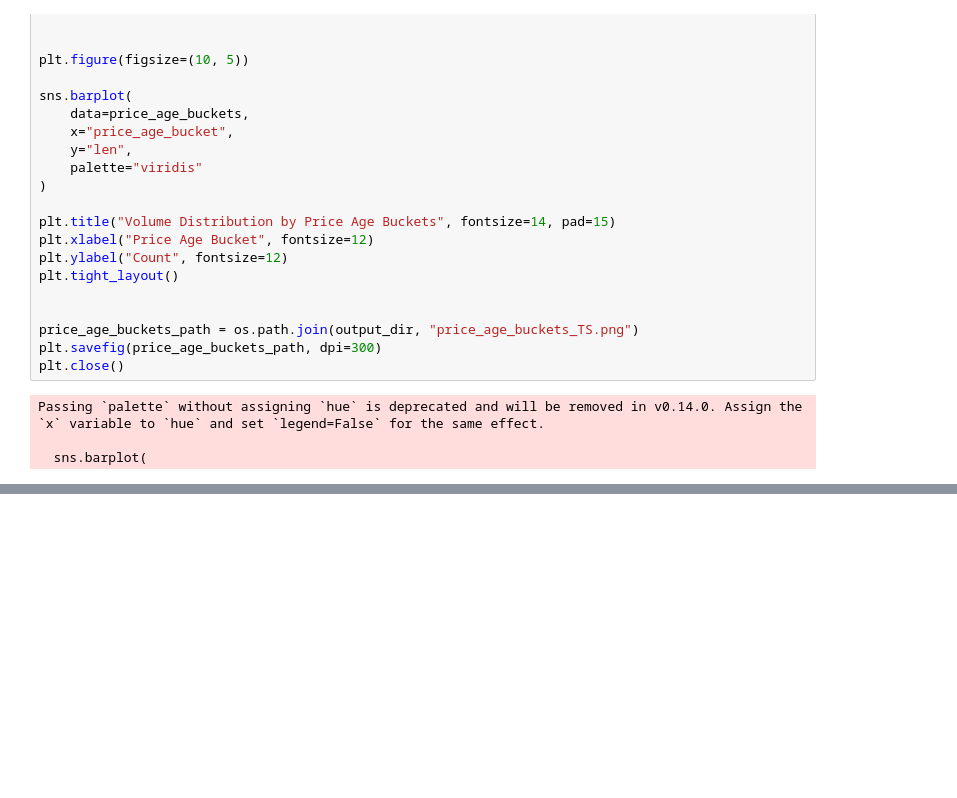
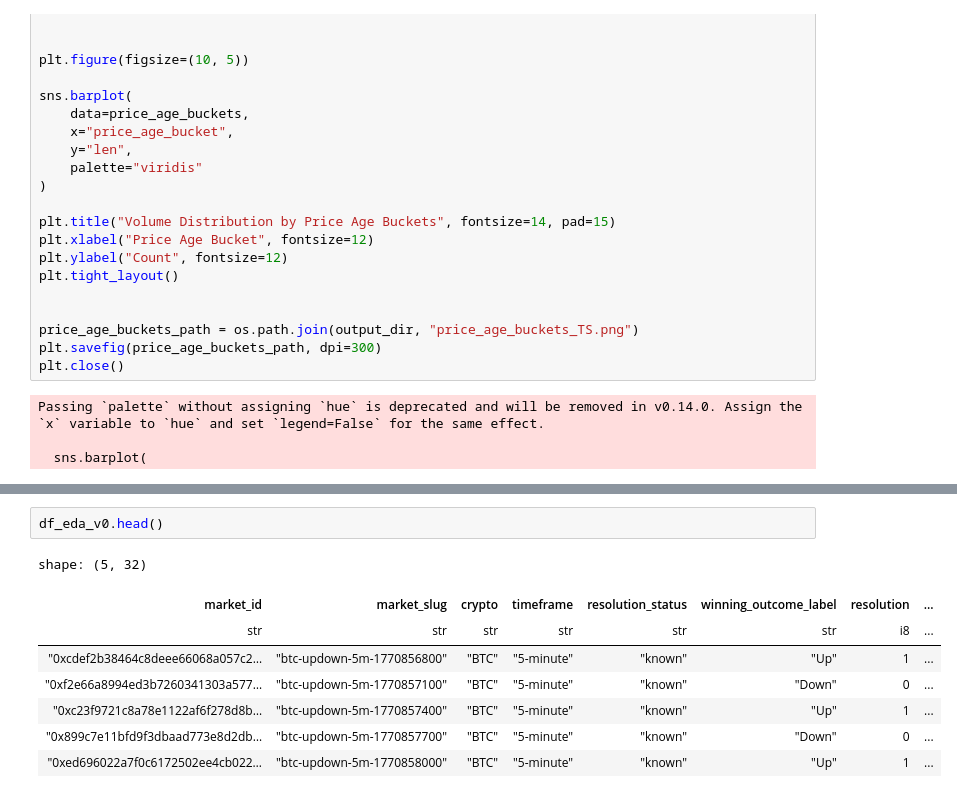
Before and after one commit to saaim-exe/polymarket-btc5m-research, a Jupyter notebook: notebooks/eda_TimeSeventeen.ipynb, the cells around one changed output, grey strips where cells are left out. Cells and saved outputs as stored; diff of their text form; blank space fills up the shorter version.

```diff
--- a/notebooks/eda_TimeSeventeen.ipynb
+++ b/notebooks/eda_TimeSeventeen.ipynb
@@ -122,0 +416,11 @@ shape: (21_529, 6)
+# %%
+df_eda_v0.head()
+# %% [output]
+shape: (5, 32)
+| market_id | market_slug | crypto | timeframe | resolution_status | winning_outcome_label | resolution | ... |
+| str | str | str | str | str | str | i8 | ... |
+| "0xcdef2b38464c8deee66068a057c2… | "btc-updown-5m-1770856800" | "BTC" | "5-minute" | "known" | "Up" | 1 | ... |
+| "0xf2e66a8994ed3b7260341303a577… | "btc-updown-5m-1770857100" | "BTC" | "5-minute" | "known" | "Down" | 0 | ... |
+| "0xc23f9721c8a78e1122af6f278d8b… | "btc-updown-5m-1770857400" | "BTC" | "5-minute" | "known" | "Up" | 1 | ... |
+| "0x899c7e11bfd9f3dbaad773e8d2db… | "btc-updown-5m-1770857700" | "BTC" | "5-minute" | "known" | "Down" | 0 | ... |
+| "0xed696022a7f0c6172502ee4cb022… | "btc-updown-5m-1770858000" | "BTC" | "5-minute" | "known" | "Up" | 1 | ... |
```
Also changed, not shown: parts of 9 cells of this notebook, 2 other files.
